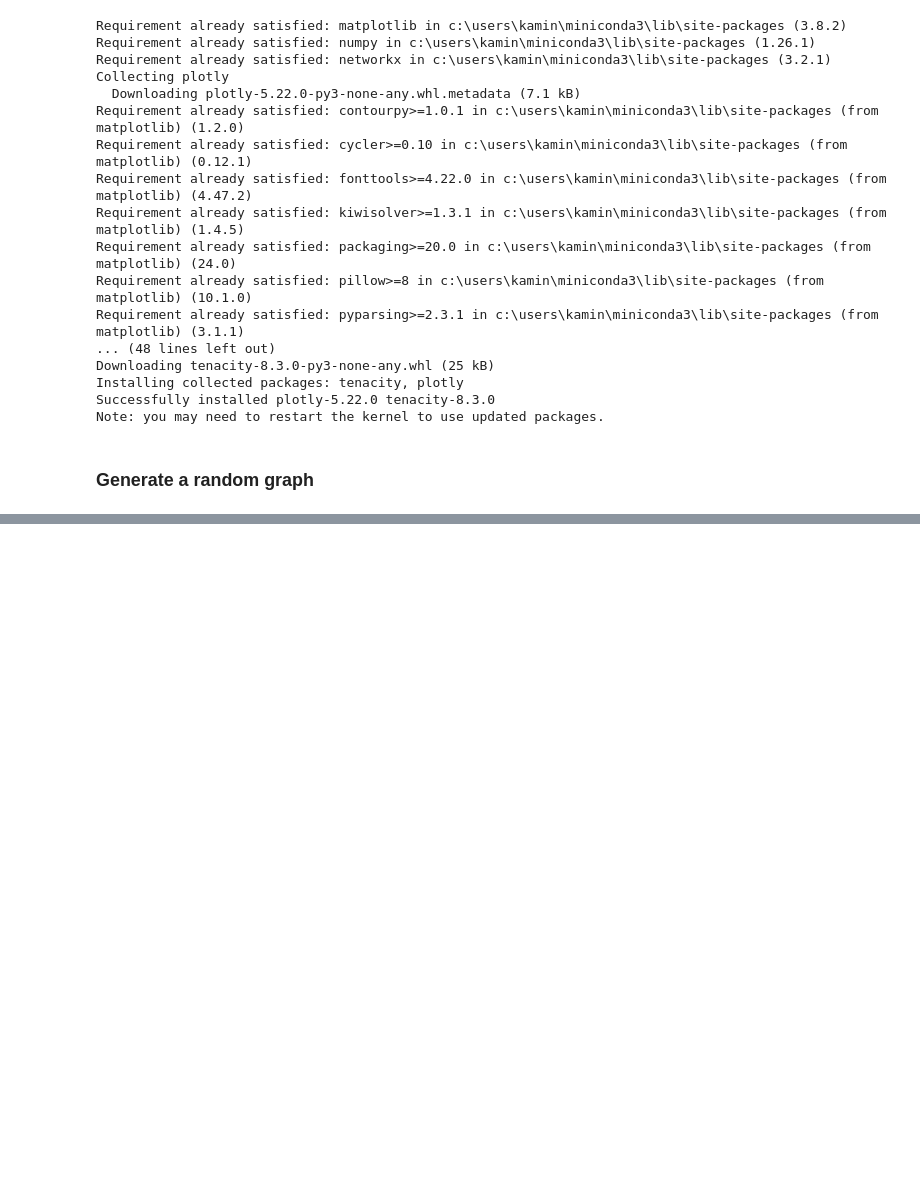
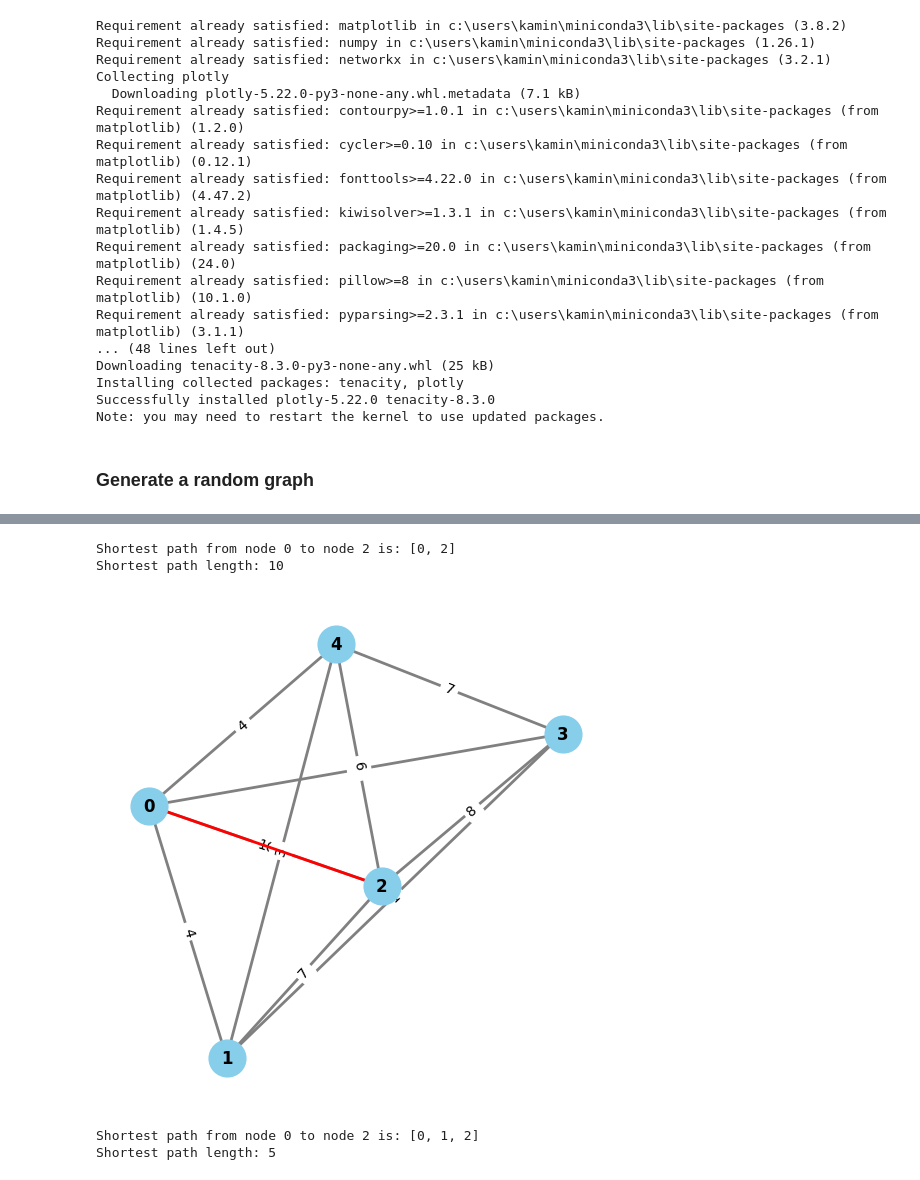
Before and after one commit to kaminskypavel/decision-making-book, a Jupyter notebook: diejkstra vs greedy.ipynb, the cells around one changed output, grey strips where cells are left out. Cells and saved outputs as stored; diff of their text form; code cells hidden in the pictures; blank space fills up the shorter version.

```diff
--- a/diejkstra vs greedy.ipynb
+++ b/diejkstra vs greedy.ipynb
@@ -113,0 +95,21 @@ fig.show()
+# %%
+def dijkstra(G, start,end):
+    shortest_path = nx.dijkstra_path(G, start, end)
+    shortest_path_length = nx.dijkstra_path_length(G, start, end)
+    print("Shortest path from node {} to node {} is: {}".format(start, end, shortest_path))
+    print("Shortest path length: {}".format(shortest_path_length))
+
+    return shortest_path, shortest_path_length
+
+
+shortest_path, shortest_path_length = dijkstra(G, 0, 2)
+plot_graph(G, path=shortest_path)
+# %% [output]
+Shortest path from node 0 to node 2 is: [0, 2]
+Shortest path length: 10
+[figure, added]
+# %%
+dijkstra(G, 0, 2)
+# %% [output]
+Shortest path from node 0 to node 2 is: [0, 1, 2]
+Shortest path length: 5
```
Also changed, not shown: parts of 2 cells of this notebook.
